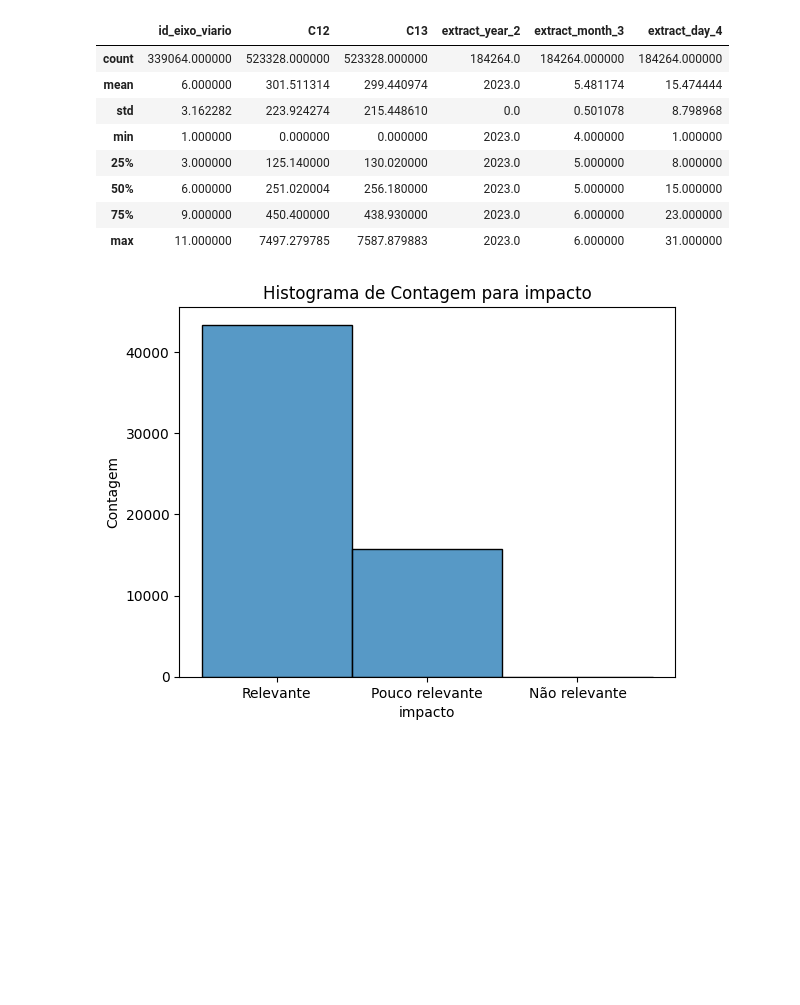
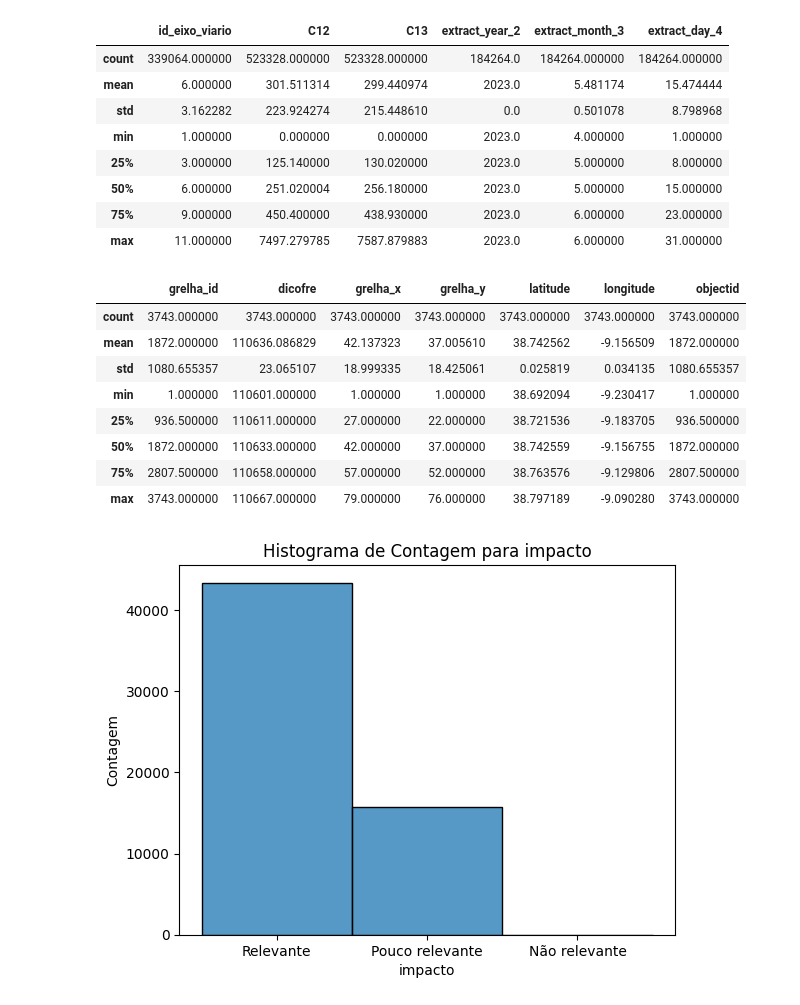
Before and after one commit to a-proenca/LAD, a Jupyter notebook: LAD_22_23.ipynb, the cells around one changed output. Cells and saved outputs as stored; diff of their text form; code cells hidden in the pictures; blank space fills up the shorter version.

```diff
--- a/LAD_22_23.ipynb
+++ b/LAD_22_23.ipynb
@@ -107,7 +107,7 @@ def ler_eixos_vodafone_2023():
 # %%
 def ler_quadriculas_vodafone_bruto():
     vodafone_filepath = '/content/drive/MyDrive/LAD_2023/VODAFONE_QUADRICULAS'
-    ficheiros = ['VODAFONE_QUADRICULAS_BRUTO.csv']
+    ficheiros = ['VODAFONE_QUADRICULAS_BRUTO_UTF8.csv']
 
     data_frames = []  # Initialize as an empty list
 
@@ -163,7 +283,13 @@ data_frame_emel = ler_emel()
 data_vodafone_eixos2021 = ler_eixos_vodafone_2021()
 data_vodafone_eixos2022 = ler_eixos_vodafone_2022()
 data_vodafone_eixos2023 = ler_eixos_vodafone_2023()
-#data_quadriculas_vodafone_bruto = ler_quadriculas_vodafone_bruto()
+data_quadriculas_vodafone_bruto = ler_quadriculas_vodafone_bruto()
+data_grelha_vodafone_janeiro2023 = ler_grelha_vodafone_janeiro2023()
+data_grelha_vodafone_fevereiro2023 = ler_grelha_vodafone_fevereiro2023()
+data_grelha_vodafone_marco2023 = ler_grelha_vodafone_marco2023()
+data_grelha_vodafone_abril2023 = ler_grelha_vodafone_abril2023()
+data_grelha_vodafone_maio2023 = ler_grelha_vodafone_maio2023()
+#data_grelha_vodafone_junho2023 = ler_grelha_vodafone_junho2023() #-> este faz com que a sessão do colab crash
 # %%
 data_vodafone_eixos2023
 # %% [output]
@@ -302,3 +577,15 @@ data_vodafone_eixos2023.describe()
 | 50% | 6.000000 | 251.020004 | 256.180000 | 2023.0 | 5.000000 | 15.000000 |
 | 75% | 9.000000 | 450.400000 | 438.930000 | 2023.0 | 6.000000 | 23.000000 |
 | max | 11.000000 | 7497.279785 | 7587.879883 | 2023.0 | 6.000000 | 31.000000 |
+# %%
+data_quadriculas_vodafone_bruto.describe()
+# %% [output]
+|  | grelha_id | dicofre | grelha_x | grelha_y | latitude | longitude | objectid |
+| count | 3743.000000 | 3743.000000 | 3743.000000 | 3743.000000 | 3743.000000 | 3743.000000 | 3743.000000 |
+| mean | 1872.000000 | 110636.086829 | 42.137323 | 37.005610 | 38.742562 | -9.156509 | 1872.000000 |
+| std | 1080.655357 | 23.065107 | 18.999335 | 18.425061 | 0.025819 | 0.034135 | 1080.655357 |
+| min | 1.000000 | 110601.000000 | 1.000000 | 1.000000 | 38.692094 | -9.230417 | 1.000000 |
+| 25% | 936.500000 | 110611.000000 | 27.000000 | 22.000000 | 38.721536 | -9.183705 | 936.500000 |
+| 50% | 1872.000000 | 110633.000000 | 42.000000 | 37.000000 | 38.742559 | -9.156755 | 1872.000000 |
+| 75% | 2807.500000 | 110658.000000 | 57.000000 | 52.000000 | 38.763576 | -9.129806 | 2807.500000 |
+| max | 3743.000000 | 110667.000000 | 79.000000 | 76.000000 | 38.797189 | -9.090280 | 3743.000000 |
```
Also changed, not shown: parts of 21 cells of this notebook.
